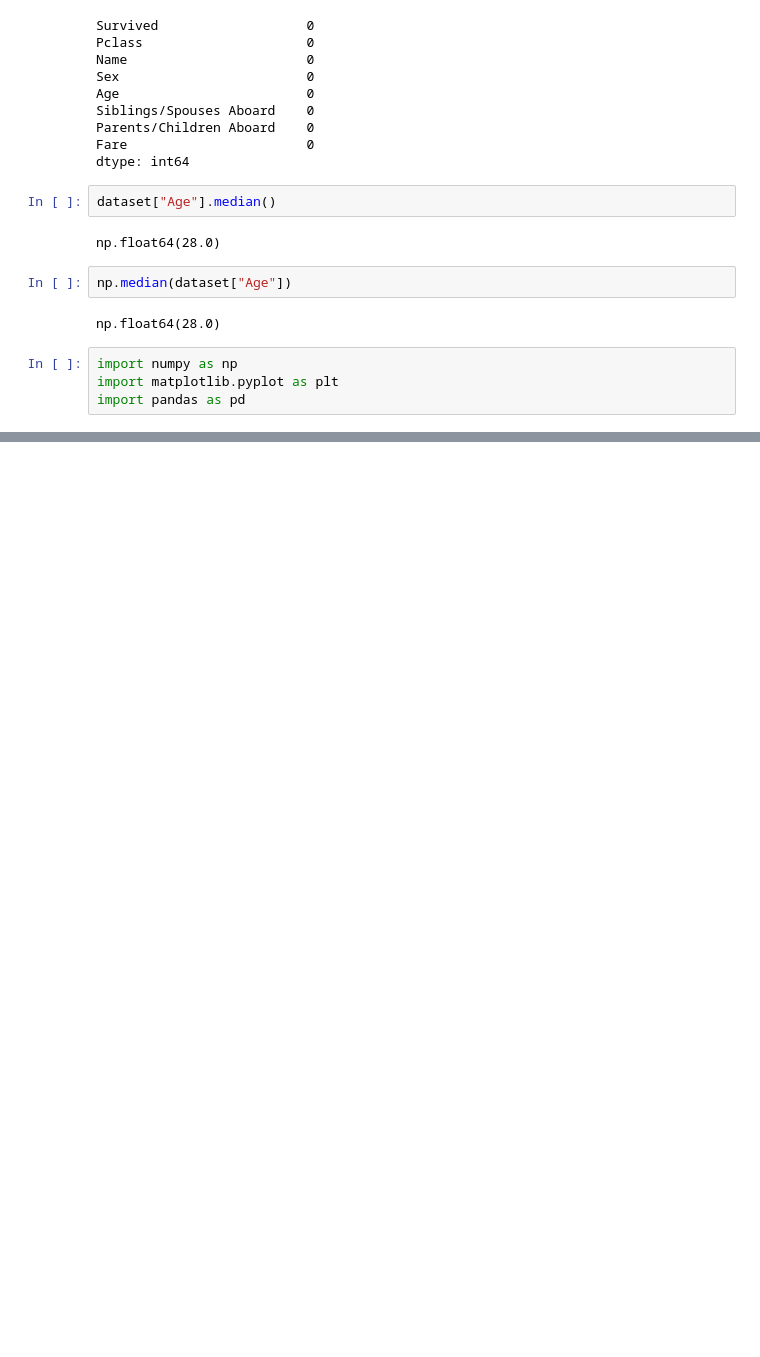
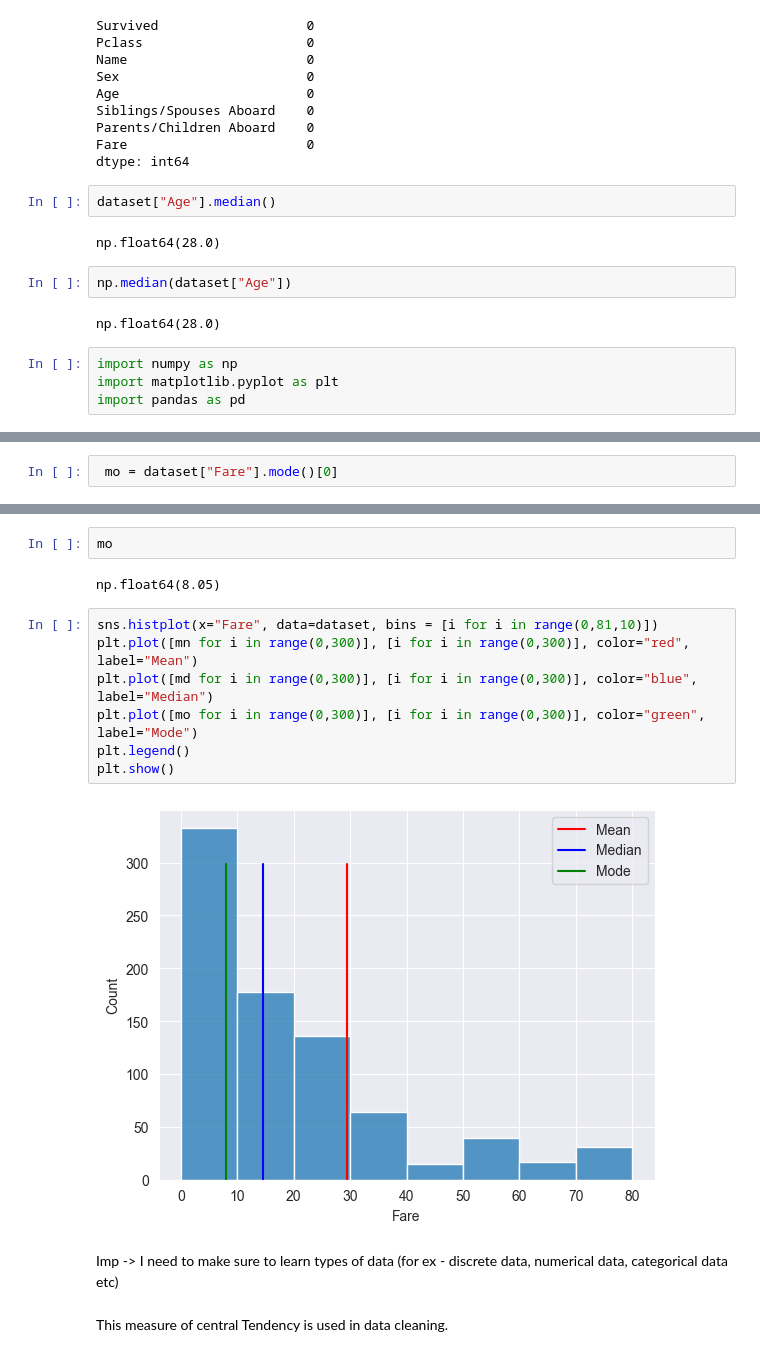
Before and after one commit to apurbaxx/learning-ds, a Jupyter notebook: 1. Measures of Central Tendency.ipynb, the cells around one changed output, grey strips where cells are left out. Drawn from its saved outputs; the diff is of its cells as text; blank space fills up the shorter version.

```diff
--- a/1. Measures of Central Tendency.ipynb
+++ b/1. Measures of Central Tendency.ipynb
@@ -86,0 +110,2 @@ import pandas as pd
+# %%
+ mo = dataset["Fare"].mode()[0]
@@ -86,0 +129,17 @@ import pandas as pd
+# %%
+mo
+# %% [output]
+np.float64(8.05)
+# %%
+sns.histplot(x="Fare", data=dataset, bins = [i for i in range(0,81,10)])
+plt.plot([mn for i in range(0,300)], [i for i in range(0,300)], color="red", label="Mean")
+plt.plot([md for i in range(0,300)], [i for i in range(0,300)], color="blue", label="Median")
+plt.plot([mo for i in range(0,300)], [i for i in range(0,300)], color="green", label="Mode")
+plt.legend()
+plt.show()
+# %% [output]
+[figure, added]
+# %% [markdown]
+Imp -> I need to make sure to learn types of data (for ex - discrete data, numerical data, categorical data etc)
+# %% [markdown]
+This measure of central Tendency is used in data cleaning.
```
Also changed, not shown: parts of 8 cells of this notebook, 1 other file.
